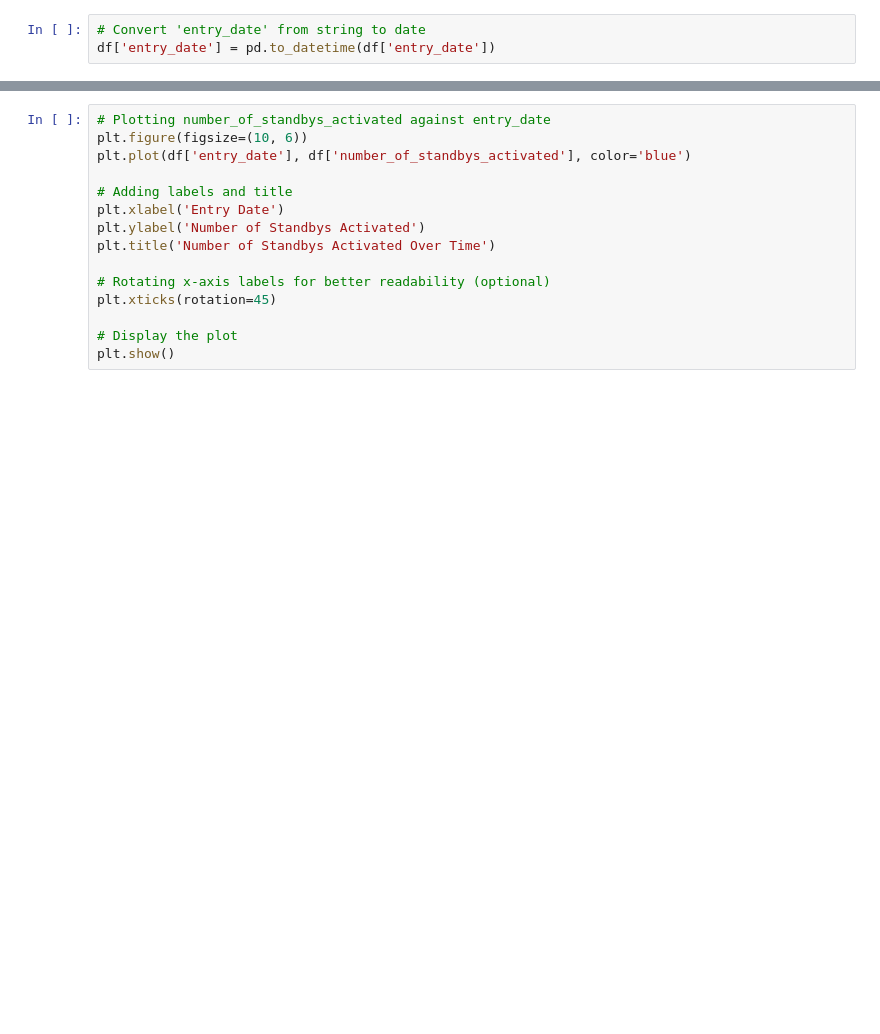
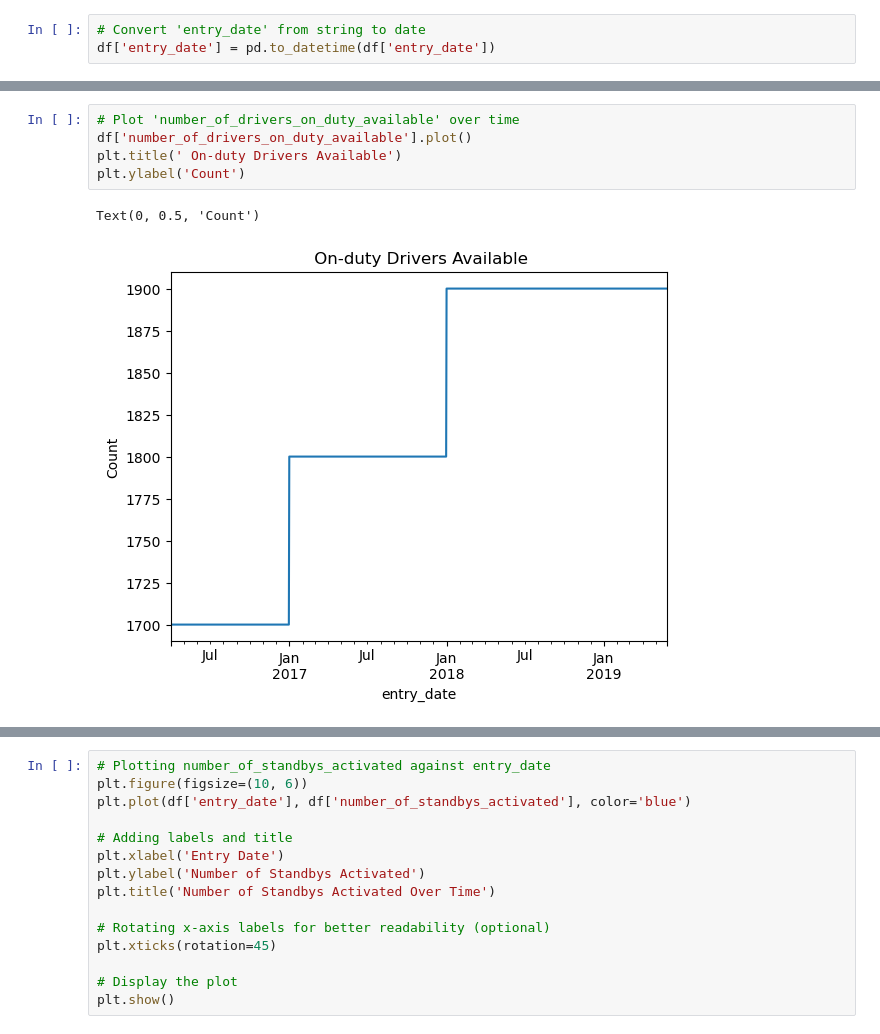
Before and after one commit to JC-Lino/Automation-of-Standby-Duty-Planning-for-Rescue-Drivers-via-a-Forecasting, a Jupyter notebook: BerlinRedCross.ipynb, the cells around one changed output, grey strips where cells are left out. Cells and saved outputs as stored; diff of their text form; blank space fills up the shorter version.

```diff
--- a/BerlinRedCross.ipynb
+++ b/BerlinRedCross.ipynb
@@ -144,0 +203,8 @@ df['entry_date'] = pd.to_datetime(df['entry_date'])
+# %%
+# Plot 'number_of_drivers_on_duty_available' over time
+df['number_of_drivers_on_duty_available'].plot()
+plt.title(' On-duty Drivers Available')
+plt.ylabel('Count')
+# %% [output]
+Text(0, 0.5, 'Count')
+[figure, added]
```
Also changed, not shown: parts of 18 cells of this notebook, 1 other file.
